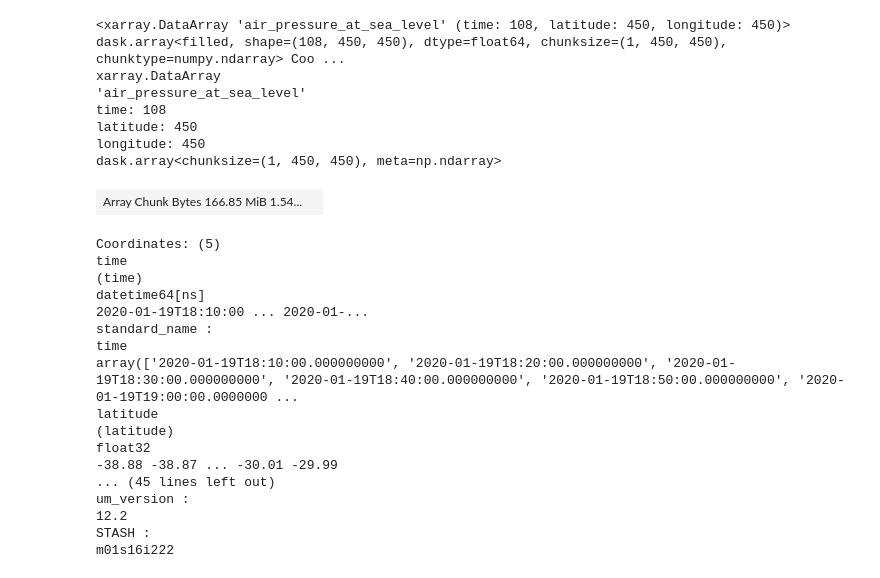
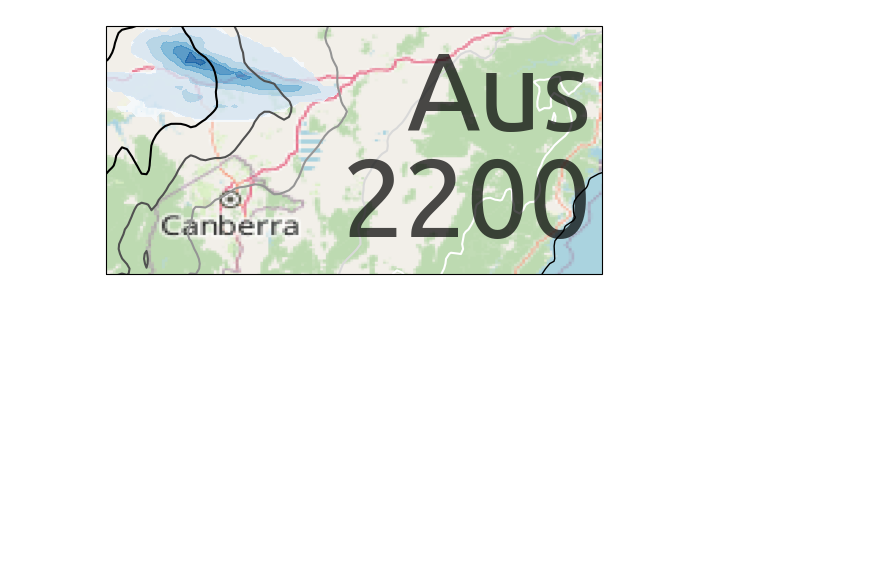
Before and after one commit to ScottWales/aus2200-training, a Jupyter notebook: canberra-demo.ipynb, the cells around one changed output. Drawn from its saved outputs; the diff is of its cells as text; code cells hidden in the pictures; blank space fills up the shorter version.

```diff
--- a/canberra-demo.ipynb
+++ b/canberra-demo.ipynb
@@ -13,48 +13,22 @@ rain = xarray.DataArray.from_iris(cube_rain)
 # %%
 ax = plt.axes(projection=ccrs.PlateCarree())
 
 c = [149.1, -35.1]
 d = 0.5
 ax.set_extent([c[0]-d,c[0]+d+2*d,c[1]-d,c[1]+d])
 
 ax.add_image(OSM(), 7)
 
 data = mslp.sel(time='20200120T11').mean('time')
 cs = data.plot.contour(ax=ax, transform=ccrs.PlateCarree(), levels=[100200,100300,100400,100500,100600], cmap='Greys')
 
 data = rain.sel(time='20200120T11').sum('time')
 data.where(data>2).plot.contourf(ax=ax, transform=ccrs.PlateCarree(), cmap='Blues', alpha=0.8, add_colorbar=False)
 
 ax.coastlines()
 
-plt.text(0.97,0.5,"Aus\n2200",transform=ax.transAxes,fontsize=100,ha='right',va='center',fontfamily='Ubuntu',alpha=0.7,linespacing=1)
+plt.text(0.98,0.5,"Aus\n2200",transform=ax.transAxes,fontsize=80,ha='right',va='center',fontfamily='Ubuntu',alpha=0.7,linespacing=1)
 
 plt.savefig('logo.png');
+# %% [output]
+[figure, added]
-# %%
-mslp
-# %% [output]
-<xarray.DataArray 'air_pressure_at_sea_level' (time: 108, latitude: 450, longitude: 450)> dask.array<filled, shape=(108, 450, 450), dtype=float64, chunksize=(1, 450, 450), chunktype=numpy.ndarray> Coo ...
-xarray.DataArray
-'air_pressure_at_sea_level'
-time: 108
-latitude: 450
-longitude: 450
-dask.array<chunksize=(1, 450, 450), meta=np.ndarray>
-| Array Chunk Bytes 166.85 MiB 1.54... |  |
-Coordinates: (5)
-time
-(time)
-datetime64[ns]
-2020-01-19T18:10:00 ... 2020-01-...
-standard_name :
-time
-array(['2020-01-19T18:10:00.000000000', '2020-01-19T18:20:00.000000000', '2020-01-19T18:30:00.000000000', '2020-01-19T18:40:00.000000000', '2020-01-19T18:50:00.000000000', '2020-01-19T19:00:00.0000000 ...
-latitude
-(latitude)
-float32
--38.88 -38.87 ... -30.01 -29.99
-... (45 lines left out)
-um_version :
-12.2
-STASH :
-m01s16i222
```
Also changed, not shown: parts of 1 cell of this notebook, 1 other file.
